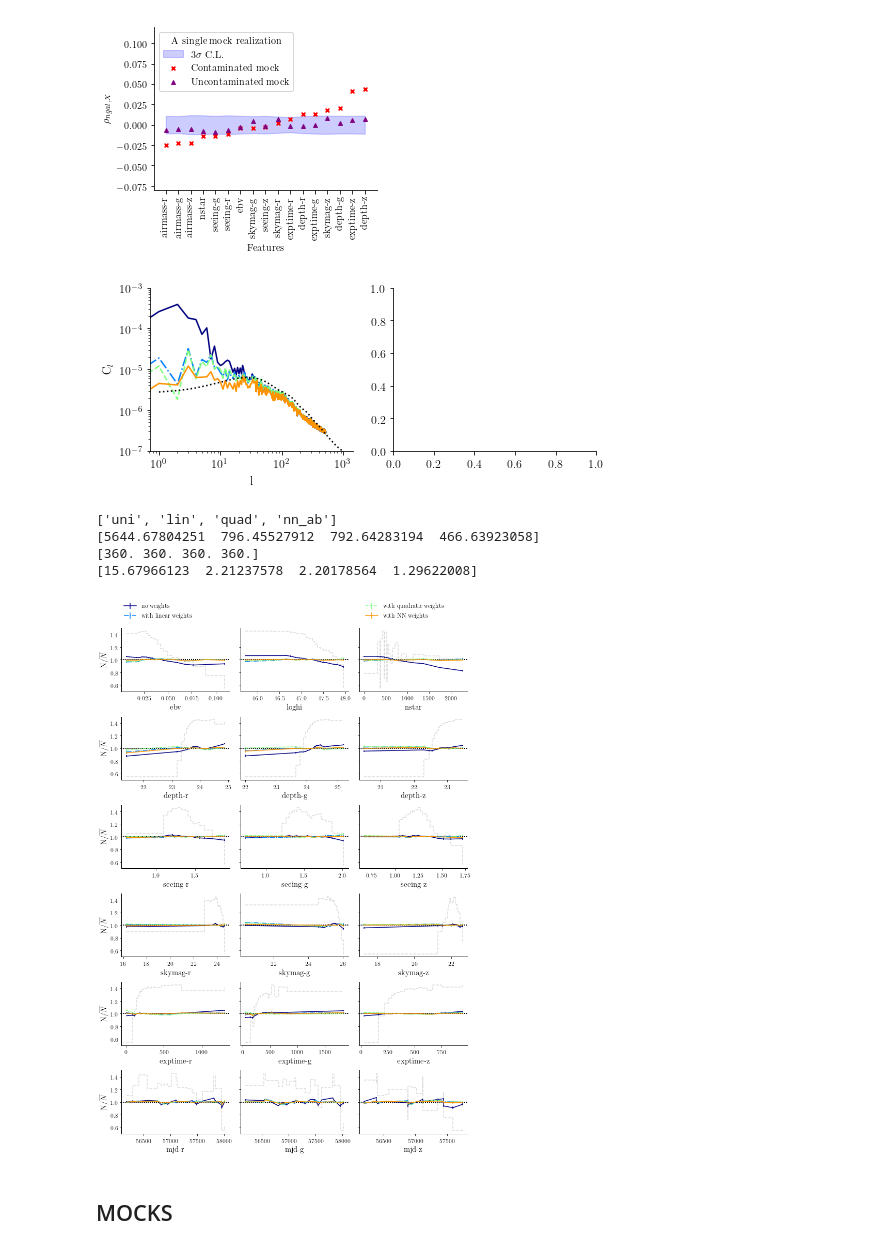
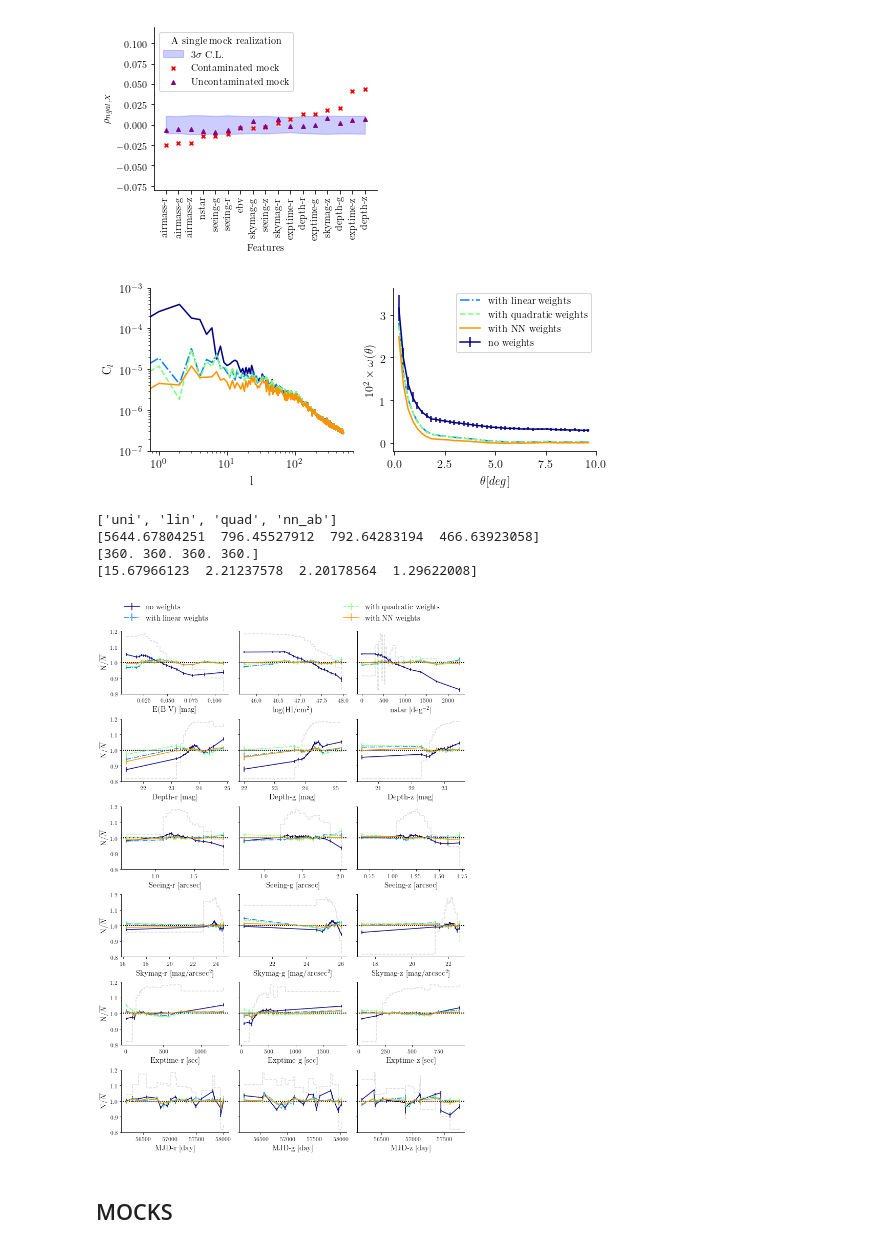
Before and after one commit to mehdirezaie/SYSNet, a Jupyter notebook: dataviz/DLpaper_plots.ipynb, the cells around one changed output. Drawn from its saved outputs; the diff is of its cells as text; code cells hidden in the pictures.

Commit message:
run auto, cross, Cl and Xi for data with jackknife sampling

```diff
--- a/dataviz/DLpaper_plots.ipynb
+++ b/dataviz/DLpaper_plots.ipynb
@@ -654,45 +739,54 @@ def plot_2dclus(config):
     'font.size':10
    }
     plt.rcParams.update(params)
     cl = np.loadtxt(config['2dclustering']['cl_theory'], usecols=(1))
     ls = 5*['-','-.','--', '-']
     c  = plt.cm.jet
     Nd = len(config['2dclustering']['flb'])
     fig, ax = plt.subplots(ncols=2,figsize=(8, 3))
     #
     # C_l
     #
     for i,l in enumerate(config['2dclustering']['flb']):
         d = np.load(config['2dclustering']['clpath'](l)).item()
         #if l == 'nns':print(d['auto'][:5])
         #print(d.keys())
         ax[0].plot(np.arange(d['auto'].size), d['auto']-0.1*d['auto'][-1],
-                  color=c(i/Nd), ls=ls[i]) #label=config['2dclustering']['lb'][i],
-    ax[0].plot(np.arange(1, cl.size+1), 1.4**2*cl, 'k:')#, label='Theory')
+                  color=c(i/Nd), ls=ls[i], label=config['2dclustering']['lb'][i]) #label=config['2dclustering']['lb'][i],
+    #ax[0].plot(np.arange(1, cl.size+1), 1.4**2*cl, 'k:')#, label='Theory')
     ax[0].set_xscale('log')
     ax[0].set_yscale('log')
-    #ax[0].legend(frameon=False)#title = config['2dclustering']['title'])
     ax[0].set_xlabel('l')
     ax[0].set_ylabel(r'C$_{l}$')
     ax[0].set_ylim(1.e-7, 1.e-3)
 
     #tt, xit = np.loadtxt('/Users/rezaie/github/DESILSS/tests/lssdata/fftlog_xi.out', usecols=(0,1), unpack=True)
     #ax[1].plot(tt+0.2, xit, ':', color='k', label='Theory')
 
+    fc = 1.e2
+    for i,l in enumerate(config['2dclustering']['flb']):
+        d = np.load(config['2dclustering']['xipath'](l)).item()['auto']
+        #print(d['auto']['t'].keys())
+        #break
 
-    #for i,l in enumerate(config['2dclustering']['flb']):
-    #    d = np.load(config['2dclustering']['xipath'](l)).item()
-    #    t = np.degrees(d['t'])[1:]
-    #    ax[1].plot(t, d['w'][0]/d['w'][1]-d['dmean']*d['dmean'], label=config['2dclustering']['lb'][i], color=c(i/Nd), ls=ls[i])
+        t  = np.degrees(d['t'])[1:]
+        xi = fc*(d['w']-d['dmean']*d['dmean'])
+        #print(d.keys())
+        if l == 'uni':
+            xierr=d['werr']
+            ax[1].errorbar(t, xi, yerr=fc*xierr, label=config['2dclustering']['lb'][i], color=c(i/Nd), ls=ls[i])
+        else:
+            ax[1].plot(t, xi, label=config['2dclustering']['lb'][i], color=c(i/Nd), ls=ls[i])
 
-    #ax[1].legend(title = config['2dclustering']['title'], frameon=False)
-    #ax[1].set_xlabel(r'$\theta [deg]$')
-    #ax[1].set_ylabel(r'$\omega$')
-    #ax[1].set_xlim(-0.05, 10)
+    ax[1].legend()
+    ax[1].set_xlabel(r'$\theta [deg]$')
+    ax[1].set_ylabel(r'$10^{2}\times\omega(\theta)$')
+    ax[1].set_xlim(-0.05, 10)
+    #ax[1].set_xscale('log')
     plt.savefig(config['2dclustering']['ouname'], bbox_inches='tight')
 plot_2dclus(config)
 # %% [output]
-[figure, old version]
+[figure, new version]
 # %%
 def plot_nnbar(config):
     params = {
@@ -700,7 +794,7 @@ def plot_nnbar(config):
    'axes.spines.top':False,
    'axes.labelsize': 15,
    #'text.fontsize': 8,
-   'legend.fontsize': 12,
+   'legend.fontsize': 15,
    'xtick.labelsize': 12,
    'ytick.labelsize': 12,
    'text.usetex': True,
@@ -708,6 +802,12 @@ def plot_nnbar(config):
    'font.family':'serif',
     'font.size':12
    }
+    xlabels = ['E(B-V) [mag]', r'log(HI/cm$^{2}$)', r'nstar [deg$^{-2}$]']\
+             + ['Depth-'+b+' [mag]' for b in 'rgz'] \
+             + ['Seeing-'+b+' [arcsec]' for b in 'rgz'] \
+             + [r'Skymag-'+b+' [mag/arcsec$^{2}$]' for b in 'rgz'] \
+             + ['Exptime-'+b+' [sec]' for b in 'rgz'] \
+             + ['MJD-'+b+' [day]' for b in 'rgz']
     plt.rcParams.update(params)
     lgnarg = dict(ncol=2,frameon=False,
                  bbox_to_anchor=(0, 1.1, 3, 0.4), loc="lower left",
@@ -749,8 +849,9 @@ def plot_nnbar(config):
             DOFS[i] += dof
             if i==0:
                 if j%3 == 0:ax[j].set_ylabel(r'N/$\overline{N}$')
-                ax[j].set_xlabel(di['xlabels'][j])
-                ax[j].set_ylim(0.5, 1.5)
+                #ax[j].set_xlabel(di['xlabels'][j])
+                ax[j].set_xlabel(xlabels[j])
+                ax[j].set_ylim(0.8, 1.2)
                 ax[j].locator_params(tight=True, nbins=5)
         #if i ==1:ax[i].set_xlim(xmax=6000)
     ax[0].legend(**lgnarg)
@@ -765,7 +866,7 @@ plot_nnbar(config)
 [5644.67804251  796.45527912  792.64283194  466.63923058]
 [360. 360. 360. 360.]
 [15.67966123  2.21237578  2.20178564  1.29622008]
-[figure, old version]
+[figure, new version]
 # %% [markdown]
 ## MOCKS
 # %%
```
Also changed, not shown: parts of 6 cells of this notebook, 10 other files.
